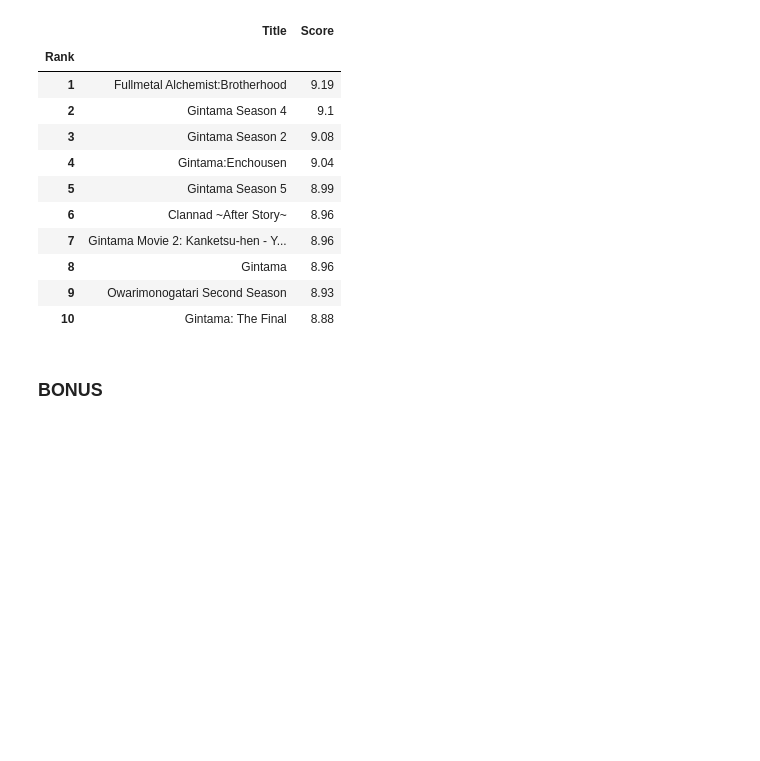
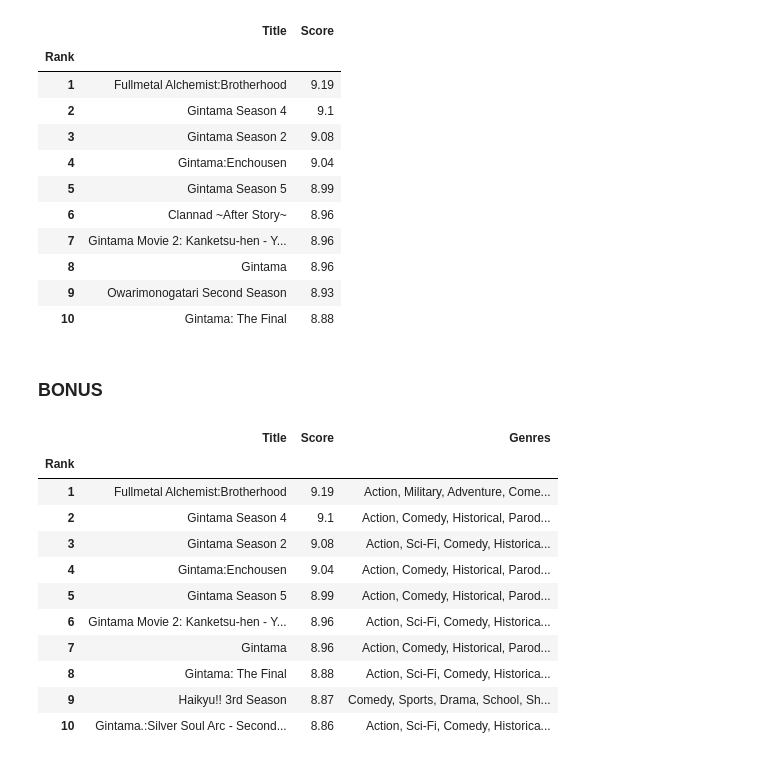
Before and after one commit to Skeliaa/shiny-broccoli-estaca, a Jupyter notebook: Taller_1.ipynb, the cells around one changed output. Saved outputs shown, nothing was run; the diff lists cells and outputs as text; code cells hidden in the pictures; blank space fills up the shorter version.

Commit message:
Finalmente se logró terminar (falta concluir)

```diff
--- a/Taller_1.ipynb
+++ b/Taller_1.ipynb
@@ -349,3 +349,43 @@ Recomendar_TopN('Comedy',10)
 | 10 | Gintama: The Final | 8.88 |
 # %% [markdown]
 ### BONUS
+# %%
+def Recomendar_TopN_multi(list_generos, n):
+    if n <= 0:
+        return None
+    df = df_animes.loc[df_animes['Score'] != 'Unknown',['Name','English name','Genres','Score']]
+    df = df.sort_values('Score',ascending = False)
+    for genero in list_generos:
+        df = df.loc[df['Genres'].str.contains(genero)]
+    df['Title'] = df.apply(titlePicker, axis = 1)
+    df = df.head(n)
+    if df.shape[0] <= 0:
+        return None
+    elif df.shape[0] < n:
+        rank = range(1,df.shape[0]+1)
+    else:
+        rank = range(1,n+1)
+    dicc = {'Rank':rank, 'Title' : df['Title'], 'Score' : df['Score'], 'Genres' : df['Genres']}
+    ret = pd.DataFrame(dicc).set_index('Rank')
+    return ret
+
+def titlePicker(row):
+    if row['English name'] != "Unknown":
+        return row['English name']
+    else: return row['Name']
+
+#Recomendar_TopN_multi(['Sci-Fi', 'Comedy', 'Drama', 'Romance', 'Ecchi', 'Seinen'],100) #ejemplo
+Recomendar_TopN_multi(['Comedy', 'Shounen'], 10)
+# %% [output]
+|  | Title | Score | Genres |
+| Rank |  |  |  |
+| 1 | Fullmetal Alchemist:Brotherhood | 9.19 | Action, Military, Adventure, Come... |
+| 2 | Gintama Season 4 | 9.1 | Action, Comedy, Historical, Parod... |
+| 3 | Gintama Season 2 | 9.08 | Action, Sci-Fi, Comedy, Historica... |
+| 4 | Gintama:Enchousen | 9.04 | Action, Comedy, Historical, Parod... |
+| 5 | Gintama Season 5 | 8.99 | Action, Comedy, Historical, Parod... |
+| 6 | Gintama Movie 2: Kanketsu-hen - Y... | 8.96 | Action, Sci-Fi, Comedy, Historica... |
+| 7 | Gintama | 8.96 | Action, Comedy, Historical, Parod... |
+| 8 | Gintama: The Final | 8.88 | Action, Sci-Fi, Comedy, Historica... |
+| 9 | Haikyu!! 3rd Season | 8.87 | Comedy, Sports, Drama, School, Sh... |
+| 10 | Gintama.:Silver Soul Arc - Second... | 8.86 | Action, Sci-Fi, Comedy, Historica... |
```
